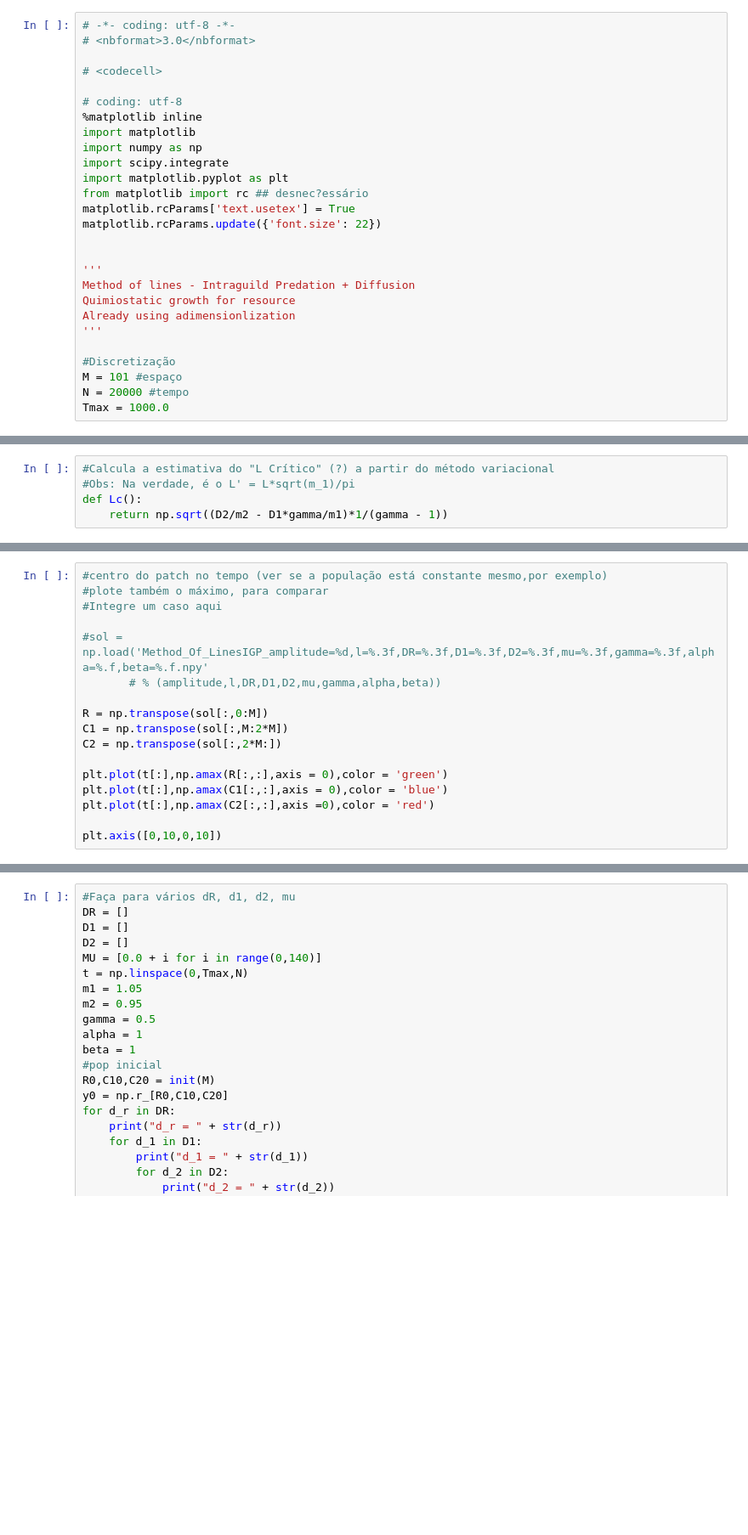
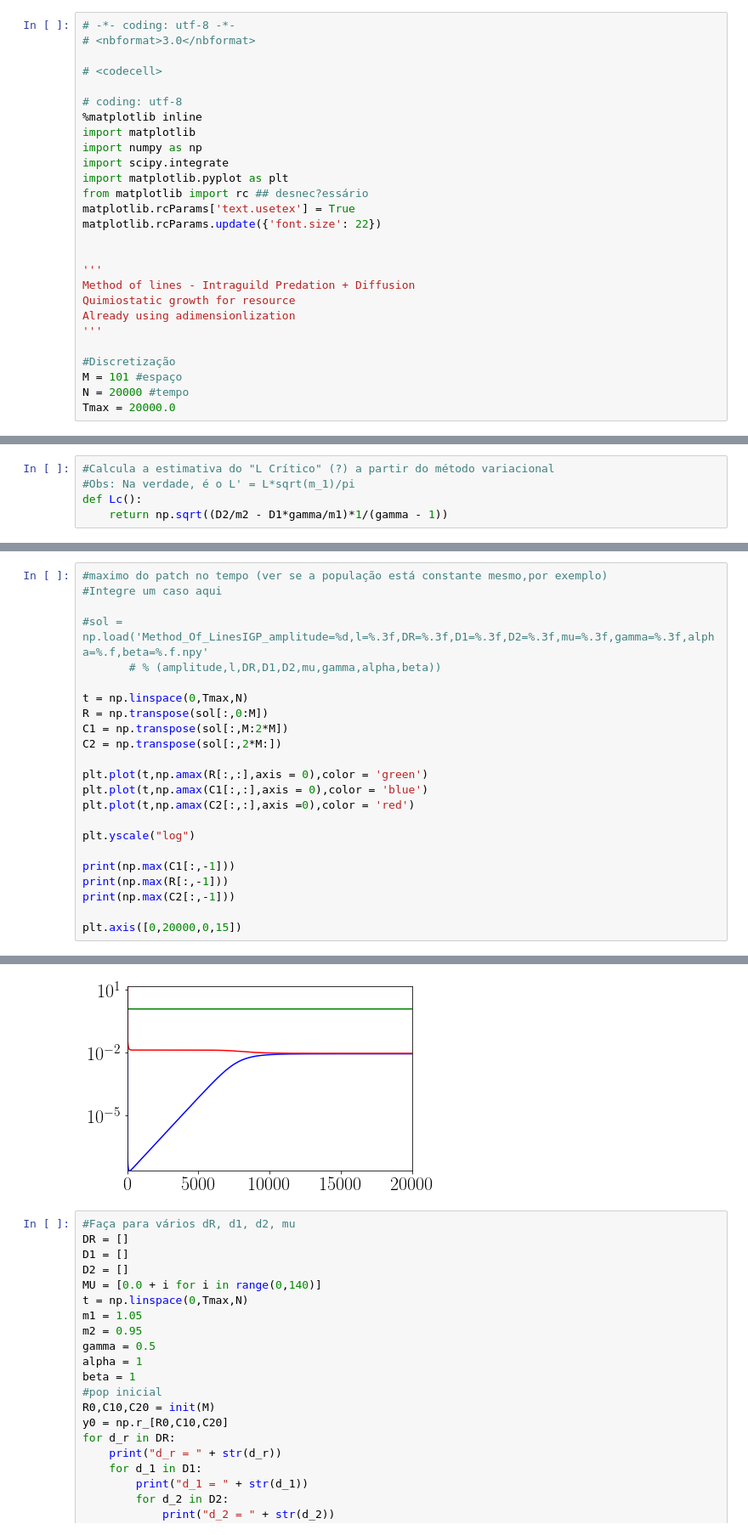
Before and after one commit to reand705/IGP, a Jupyter notebook: Method_Of_LinesIGP_MAX.ipynb, the cells around one changed output, grey strips where cells are left out. Shown at 85% size. Drawn from its saved outputs; the diff is of its cells as text; blank space fills up the shorter version.

```diff
--- a/Method_Of_LinesIGP_MAX.ipynb
+++ b/Method_Of_LinesIGP_MAX.ipynb
@@ -24,7 +24,7 @@ Already using adimensionlization
 #Discretização
 M = 101 #espaço
 N = 20000 #tempo
-Tmax = 1000.0
+Tmax = 20000.0
 # %%
 # -------------------- Funcional Response - IGP
 
@@ -280,18 +289,24 @@ NameError: name 'DR' is not defined
 # %%
-#centro do patch no tempo (ver se a população está constante mesmo,por exemplo)
-#plote também o máximo, para comparar
+#maximo do patch no tempo (ver se a população está constante mesmo,por exemplo)
 #Integre um caso aqui
 
 #sol = np.load('Method_Of_LinesIGP_amplitude=%d,l=%.3f,DR=%.3f,D1=%.3f,D2=%.3f,mu=%.3f,gamma=%.3f,alpha=%.f,beta=%.f.npy'
        # % (amplitude,l,DR,D1,D2,mu,gamma,alpha,beta))
 
+t = np.linspace(0,Tmax,N)
 R = np.transpose(sol[:,0:M])
 C1 = np.transpose(sol[:,M:2*M])
 C2 = np.transpose(sol[:,2*M:])
 
-plt.plot(t[:],np.amax(R[:,:],axis = 0),color = 'green')
-plt.plot(t[:],np.amax(C1[:,:],axis = 0),color = 'blue')
-plt.plot(t[:],np.amax(C2[:,:],axis =0),color = 'red')
+plt.plot(t,np.amax(R[:,:],axis = 0),color = 'green')
+plt.plot(t,np.amax(C1[:,:],axis = 0),color = 'blue')
+plt.plot(t,np.amax(C2[:,:],axis =0),color = 'red')
 
-plt.axis([0,10,0,10])
+plt.yscale("log")
+
+print(np.max(C1[:,-1]))
+print(np.max(R[:,-1]))
+print(np.max(C2[:,-1]))
+
+plt.axis([0,20000,0,15])
 # %% [output]
@@ -299,3 +317,4 @@ NameError: name 'sol' is not defined
+[figure, added]
 # %%
 #Faça para vários dR, d1, d2, mu
 DR = []
```
Also changed, not shown: parts of 6 cells of this notebook.
